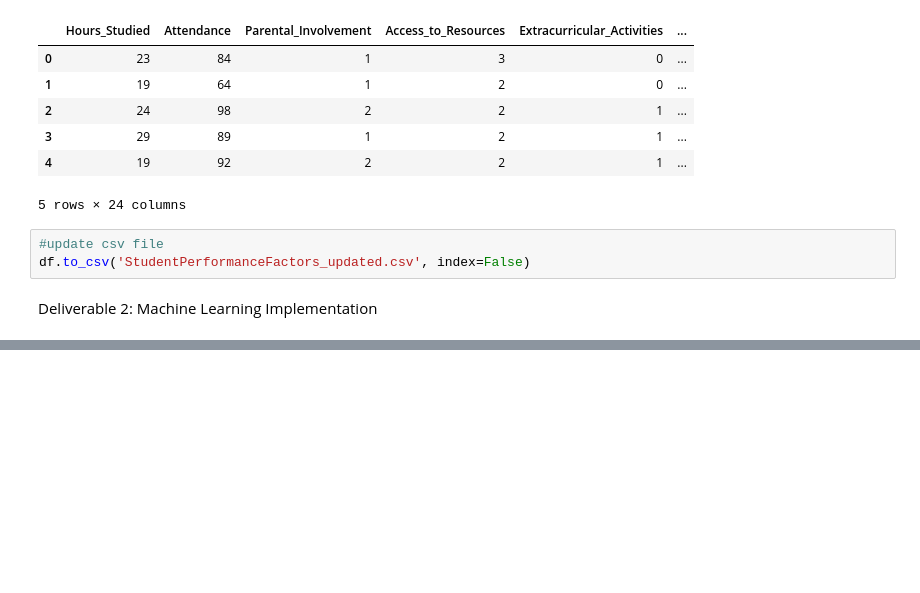
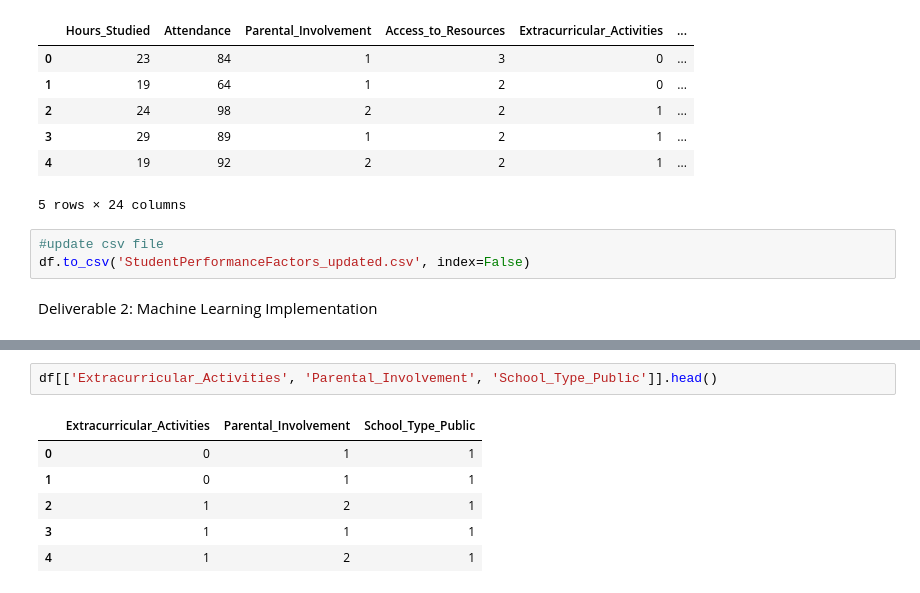
Before and after one commit to AnoshaCanCode/PredictEd, a Jupyter notebook: PredictEd_Final.ipynb, the cells around one changed output, grey strips where cells are left out. Saved outputs shown, nothing was run; the diff lists cells and outputs as text; blank space fills up the shorter version.

```diff
--- a/PredictEd_Final.ipynb
+++ b/PredictEd_Final.ipynb
@@ -434,0 +465,9 @@ Deliverable 2: Machine Learning Implementation
+# %%
+df[['Extracurricular_Activities', 'Parental_Involvement', 'School_Type_Public']].head()
+# %% [output]
+|  | Extracurricular_Activities | Parental_Involvement | School_Type_Public |
+| 0 | 0 | 1 | 1 |
+| 1 | 0 | 1 | 1 |
+| 2 | 1 | 2 | 1 |
+| 3 | 1 | 1 | 1 |
+| 4 | 1 | 2 | 1 |
```
Also changed, not shown: parts of 25 cells of this notebook.
